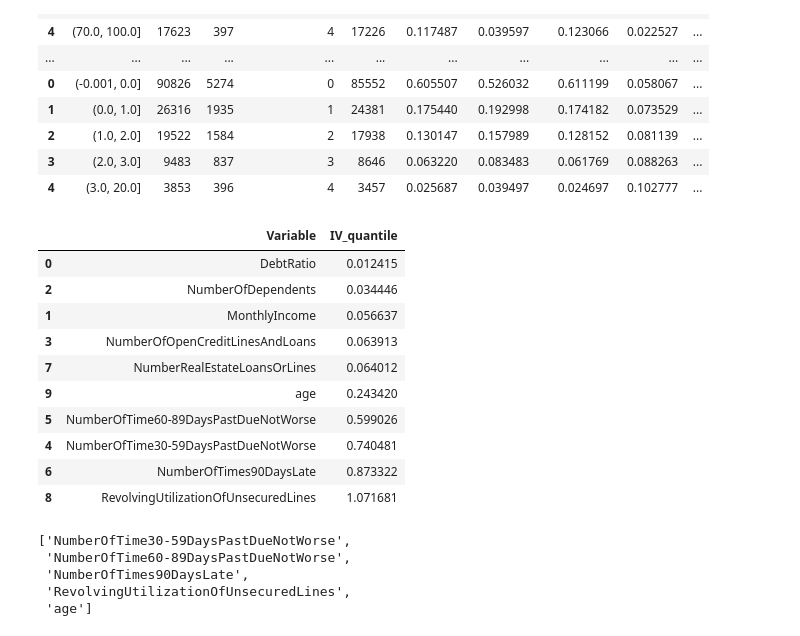
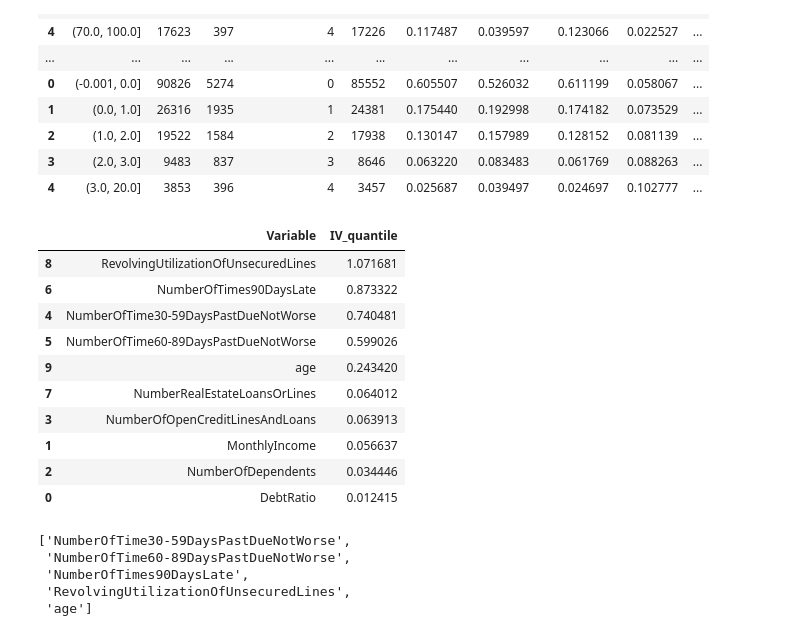
Before and after one commit to TarunMadan93/CreditScorecard, a Jupyter notebook: Credit_scorecard.ipynb, the cells around one changed output. Saved outputs shown, nothing was run; the diff lists cells and outputs as text; code cells hidden in the pictures.

```diff
--- a/Credit_scorecard.ipynb
+++ b/Credit_scorecard.ipynb
@@ -208,19 +235,19 @@ IV_df
 | 3 | (2.0, 3.0] | 9483 | 837 | 3 | 8646 | 0.063220 | 0.083483 | 0.061769 | 0.088263 | ... |
 | 4 | (3.0, 20.0] | 3853 | 396 | 4 | 3457 | 0.025687 | 0.039497 | 0.024697 | 0.102777 | ... |
 # %%
-IV_values.sort_values(by='IV_quantile')
+IV_values.sort_values(by='IV_quantile', ascending=False)
 # %% [output]
 |  | Variable | IV_quantile |
+| 8 | RevolvingUtilizationOfUnsecuredLines | 1.071681 |
+| 6 | NumberOfTimes90DaysLate | 0.873322 |
+| 4 | NumberOfTime30-59DaysPastDueNotWorse | 0.740481 |
+| 5 | NumberOfTime60-89DaysPastDueNotWorse | 0.599026 |
+| 9 | age | 0.243420 |
+| 7 | NumberRealEstateLoansOrLines | 0.064012 |
+| 3 | NumberOfOpenCreditLinesAndLoans | 0.063913 |
+| 1 | MonthlyIncome | 0.056637 |
+| 2 | NumberOfDependents | 0.034446 |
 | 0 | DebtRatio | 0.012415 |
-| 2 | NumberOfDependents | 0.034446 |
-| 1 | MonthlyIncome | 0.056637 |
-| 3 | NumberOfOpenCreditLinesAndLoans | 0.063913 |
-| 7 | NumberRealEstateLoansOrLines | 0.064012 |
-| 9 | age | 0.243420 |
-| 5 | NumberOfTime60-89DaysPastDueNotWorse | 0.599026 |
-| 4 | NumberOfTime30-59DaysPastDueNotWorse | 0.740481 |
-| 6 | NumberOfTimes90DaysLate | 0.873322 |
-| 8 | RevolvingUtilizationOfUnsecuredLines | 1.071681 |
 # %%
 #use variables with IV > 0.1 in the model
 
```
Also changed, not shown: parts of 20 cells of this notebook.
